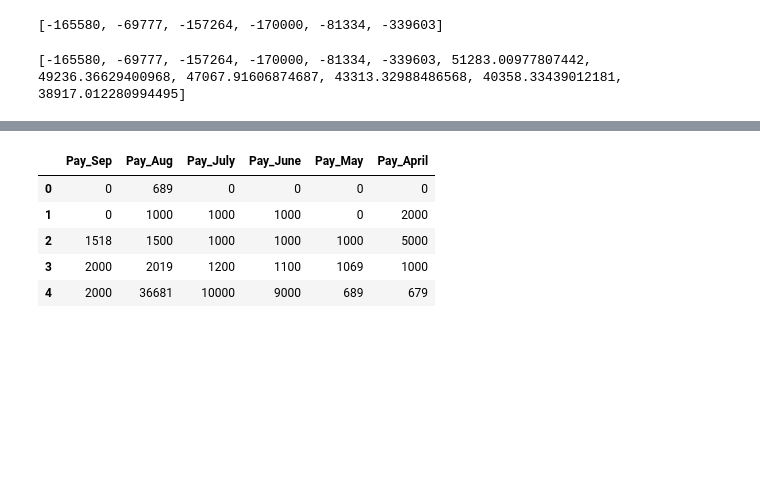
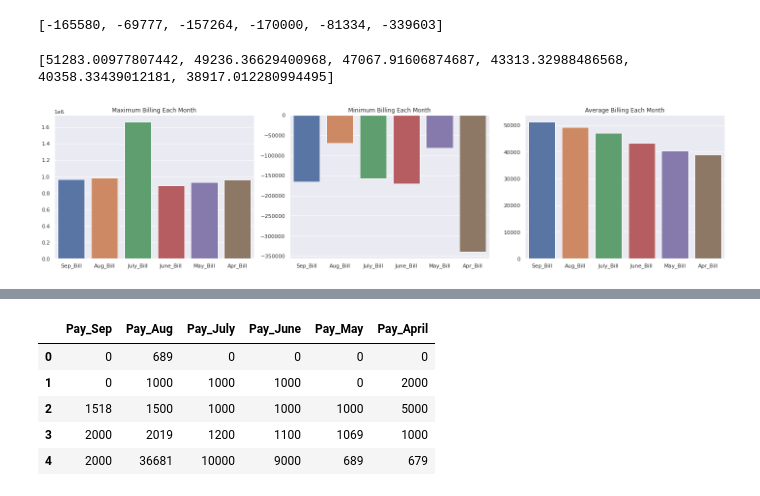
Before and after one commit to armanalam6342/Credit-Card-Default-Prediction, a Jupyter notebook: Credit_Card_Default_Prediction_Capstone_Project.ipynb, the cells around one changed output, grey strips where cells are left out. Cells and saved outputs as stored; diff of their text form; code cells hidden in the pictures; blank space fills up the shorter version.

```diff
--- a/Credit_Card_Default_Prediction_Capstone_Project.ipynb
+++ b/Credit_Card_Default_Prediction_Capstone_Project.ipynb
@@ -461,17 +464,18 @@ print(min_bill)
 avg_bill = []
 for i in bills_df.columns:
   avg = bills_df[i].mean()
-  min_bill.append(avg)
+  avg_bill.append(avg)
 
-print(min_bill)
+print(avg_bill)
 # %% [output]
-[-165580, -69777, -157264, -170000, -81334, -339603, 51283.00977807442, 49236.36629400968, 47067.91606874687, 43313.32988486568, 40358.33439012181, 38917.012280994495]
+[51283.00977807442, 49236.36629400968, 47067.91606874687, 43313.32988486568, 40358.33439012181, 38917.012280994495]
 # %%
-# visualization of maximum and minimum billing each month
-# plt.figure(figsize=(10,15))
-# f, axes = plt.subplots(1, 3)
-# sns.barplot(bills_df.columns, max_bill,ax=axes[0])
-# sns.barplot(bills_df.columns, min_bill,ax=axes[1])
-# sns.barplot(bills_df.columns,list(df[i].mean() for i in bills_df.columns),ax=axes[2])
-# plt.tight_layout()
+# visualization of maximum, minimum & Average billing each month
+fig,axes = plt.subplots(1,3,figsize=(20,5))
+sns.barplot(bills_df.columns, max_bill,ax=axes[0]).set_title("Maximum Billing Each Month")
+sns.barplot(bills_df.columns, min_bill,ax=axes[1]).set_title("Minimum Billing Each Month")
+sns.barplot(bills_df.columns,list(df[i].mean() for i in bills_df.columns),ax=axes[2]).set_title("Average Billing Each Month")
+plt.tight_layout()
+# %% [output]
+[figure, added]
 # %%
```
Also changed, not shown: parts of 45 cells of this notebook.
